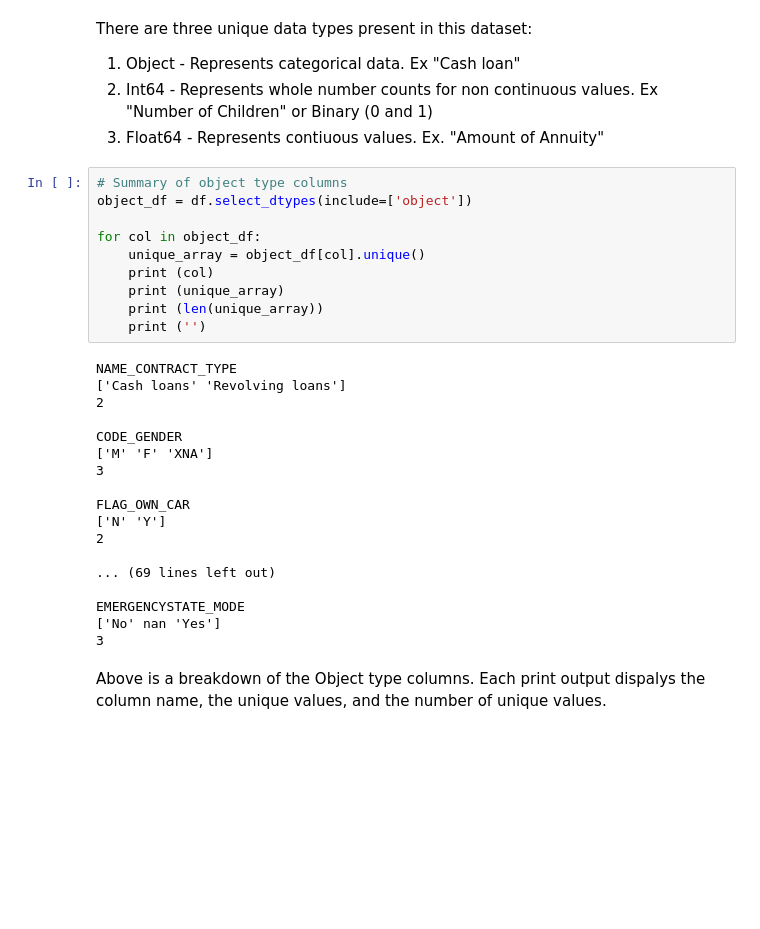
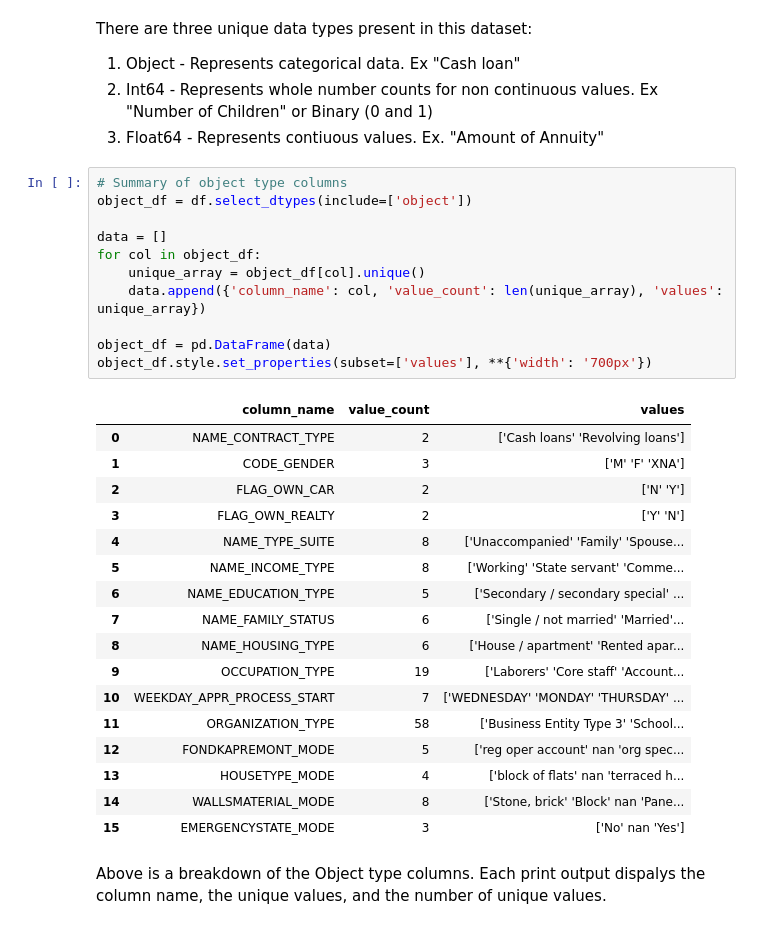
Before and after one commit to mihir787/data_mining_project1, a Jupyter notebook: cleaning_test_data.ipynb, the cells around one changed output. Drawn from its saved outputs; the diff is of its cells as text; blank space fills up the shorter version.

Commit message:
Checkin the correct profile summary report. Previously this ran on the clean data.

```diff
--- a/cleaning_test_data.ipynb
+++ b/cleaning_test_data.ipynb
@@ -64,31 +64,32 @@ There are three unique data types present in this dataset:
 # %%
 # Summary of object type columns
 object_df = df.select_dtypes(include=['object'])
 
+data = []
 for col in object_df:
     unique_array = object_df[col].unique()
-    print (col)
-    print (unique_array)
-    print (len(unique_array))
-    print ('')
+    data.append({'column_name': col, 'value_count': len(unique_array), 'values': unique_array})
+
+object_df = pd.DataFrame(data)
+object_df.style.set_properties(subset=['values'], **{'width': '700px'})
 # %% [output]
-NAME_CONTRACT_TYPE
-['Cash loans' 'Revolving loans']
-2
-
-CODE_GENDER
-['M' 'F' 'XNA']
-3
-
-FLAG_OWN_CAR
-['N' 'Y']
-2
-
-... (69 lines left out)
-
-EMERGENCYSTATE_MODE
-['No' nan 'Yes']
-3
+|  | column_name | value_count | values |
+| 0 | NAME_CONTRACT_TYPE | 2 | ['Cash loans' 'Revolving loans'] |
+| 1 | CODE_GENDER | 3 | ['M' 'F' 'XNA'] |
+| 2 | FLAG_OWN_CAR | 2 | ['N' 'Y'] |
+| 3 | FLAG_OWN_REALTY | 2 | ['Y' 'N'] |
+| 4 | NAME_TYPE_SUITE | 8 | ['Unaccompanied' 'Family' 'Spouse... |
+| 5 | NAME_INCOME_TYPE | 8 | ['Working' 'State servant' 'Comme... |
+| 6 | NAME_EDUCATION_TYPE | 5 | ['Secondary / secondary special' ... |
+| 7 | NAME_FAMILY_STATUS | 6 | ['Single / not married' 'Married'... |
+| 8 | NAME_HOUSING_TYPE | 6 | ['House / apartment' 'Rented apar... |
+| 9 | OCCUPATION_TYPE | 19 | ['Laborers' 'Core staff' 'Account... |
+| 10 | WEEKDAY_APPR_PROCESS_START | 7 | ['WEDNESDAY' 'MONDAY' 'THURSDAY' ... |
+| 11 | ORGANIZATION_TYPE | 58 | ['Business Entity Type 3' 'School... |
+| 12 | FONDKAPREMONT_MODE | 5 | ['reg oper account' nan 'org spec... |
+| 13 | HOUSETYPE_MODE | 4 | ['block of flats' nan 'terraced h... |
+| 14 | WALLSMATERIAL_MODE | 8 | ['Stone, brick' 'Block' nan 'Pane... |
+| 15 | EMERGENCYSTATE_MODE | 3 | ['No' nan 'Yes'] |
 # %% [markdown]
 Above is a breakdown of the Object type columns. Each print output dispalys the column name, the unique values, and the number of unique values.
 # %%
```
Also changed, not shown: parts of 3 cells of this notebook.
